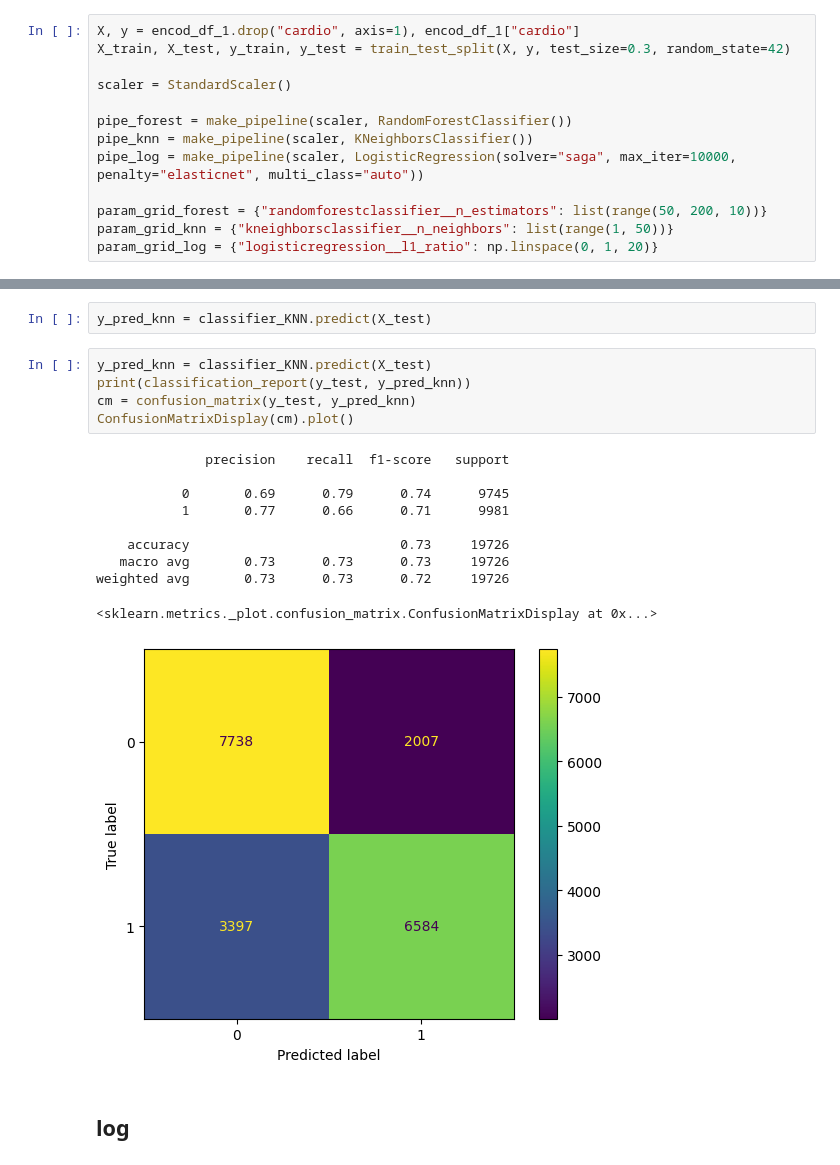
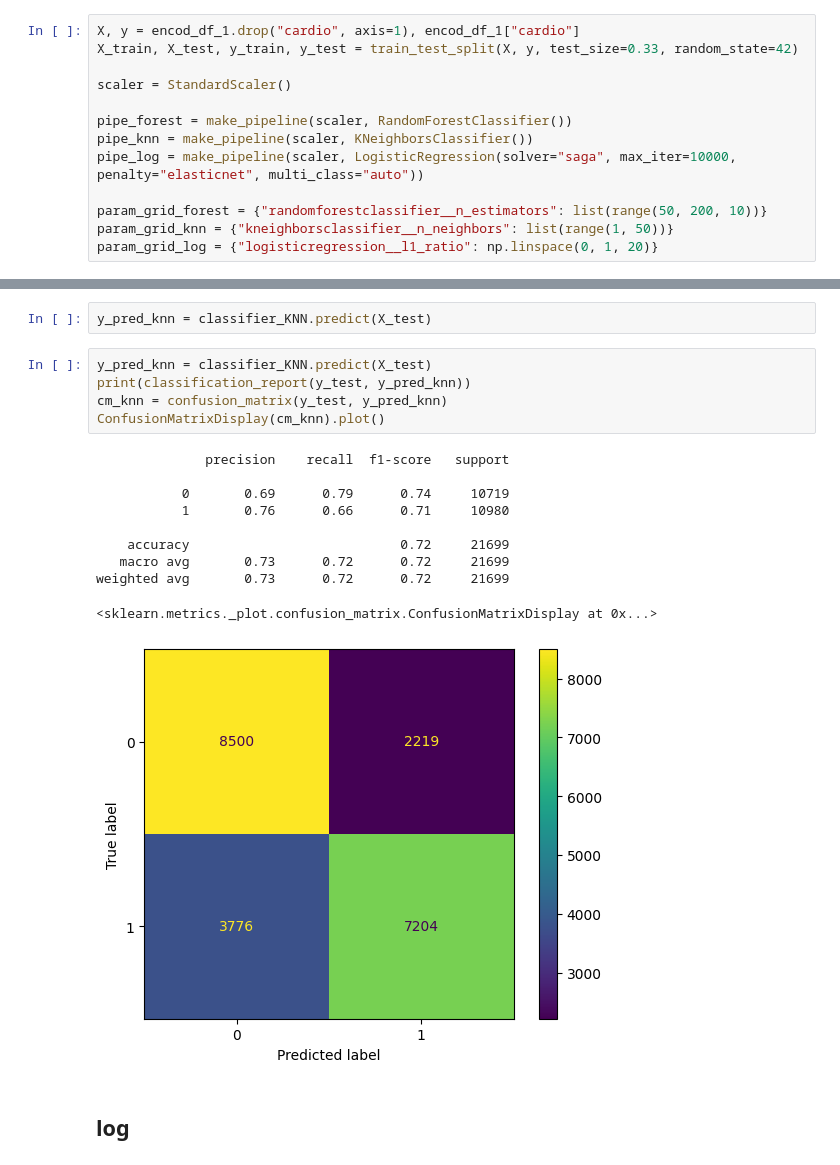
Before and after one commit to Arsen9988/Machine-learning-Arsen, a Jupyter notebook: Labb_ML/Labb_Arsen_ML.ipynb, the cells around one changed output, grey strips where cells are left out. Saved outputs shown, nothing was run; the diff lists cells and outputs as text.

```diff
--- a/Labb_ML/Labb_Arsen_ML.ipynb
+++ b/Labb_ML/Labb_Arsen_ML.ipynb
@@ -565,7 +565,7 @@ from sklearn.linear_model import LogisticRegression
 from sklearn.ensemble import RandomForestClassifier
 # %%
 X, y = encod_df_1.drop("cardio", axis=1), encod_df_1["cardio"]
-X_train, X_test, y_train, y_test = train_test_split(X, y, test_size=0.3, random_state=42)
+X_train, X_test, y_train, y_test = train_test_split(X, y, test_size=0.33, random_state=42)
 
 scaler = StandardScaler()
 
@@ -675,19 +675,19 @@ y_pred_knn = classifier_KNN.predict(X_test)
 # %%
 y_pred_knn = classifier_KNN.predict(X_test)
 print(classification_report(y_test, y_pred_knn))
-cm = confusion_matrix(y_test, y_pred_knn)
-ConfusionMatrixDisplay(cm).plot()
+cm_knn = confusion_matrix(y_test, y_pred_knn)
+ConfusionMatrixDisplay(cm_knn).plot()
 # %% [output]
               precision    recall  f1-score   support
 
-           0       0.69      0.79      0.74      9745
-           1       0.77      0.66      0.71      9981
+           0       0.69      0.79      0.74     10719
+           1       0.76      0.66      0.71     10980
 
-    accuracy                           0.73     19726
-   macro avg       0.73      0.73      0.73     19726
-weighted avg       0.73      0.73      0.72     19726
+    accuracy                           0.72     21699
+   macro avg       0.73      0.72      0.72     21699
+weighted avg       0.73      0.72      0.72     21699
 <sklearn.metrics._plot.confusion_matrix.ConfusionMatrixDisplay at 0x...>
-[figure, old version]
+[figure, new version]
 # %% [markdown]
 ## log
 # %%
```
Also changed, not shown: parts of 23 cells of this notebook.
